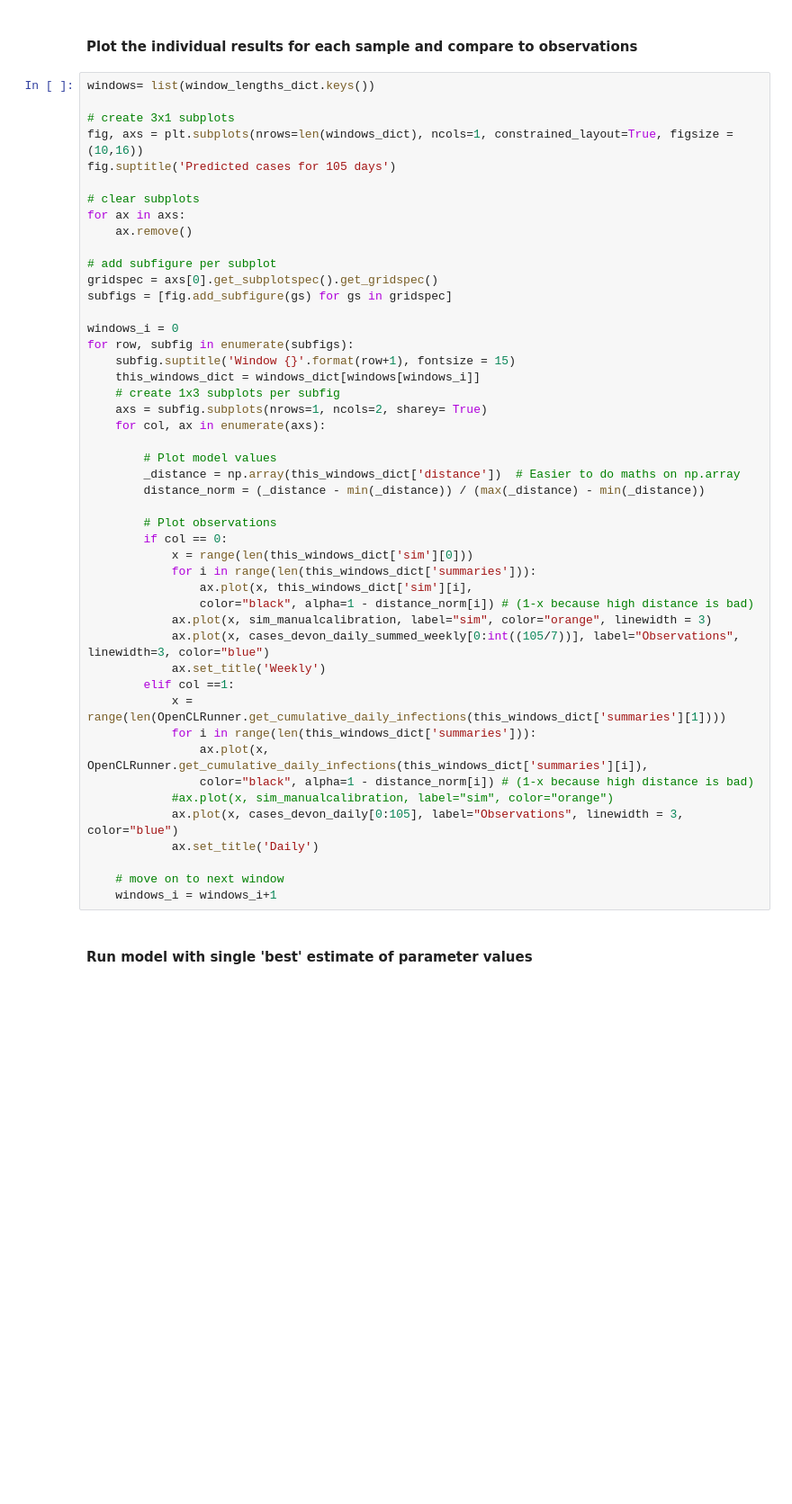
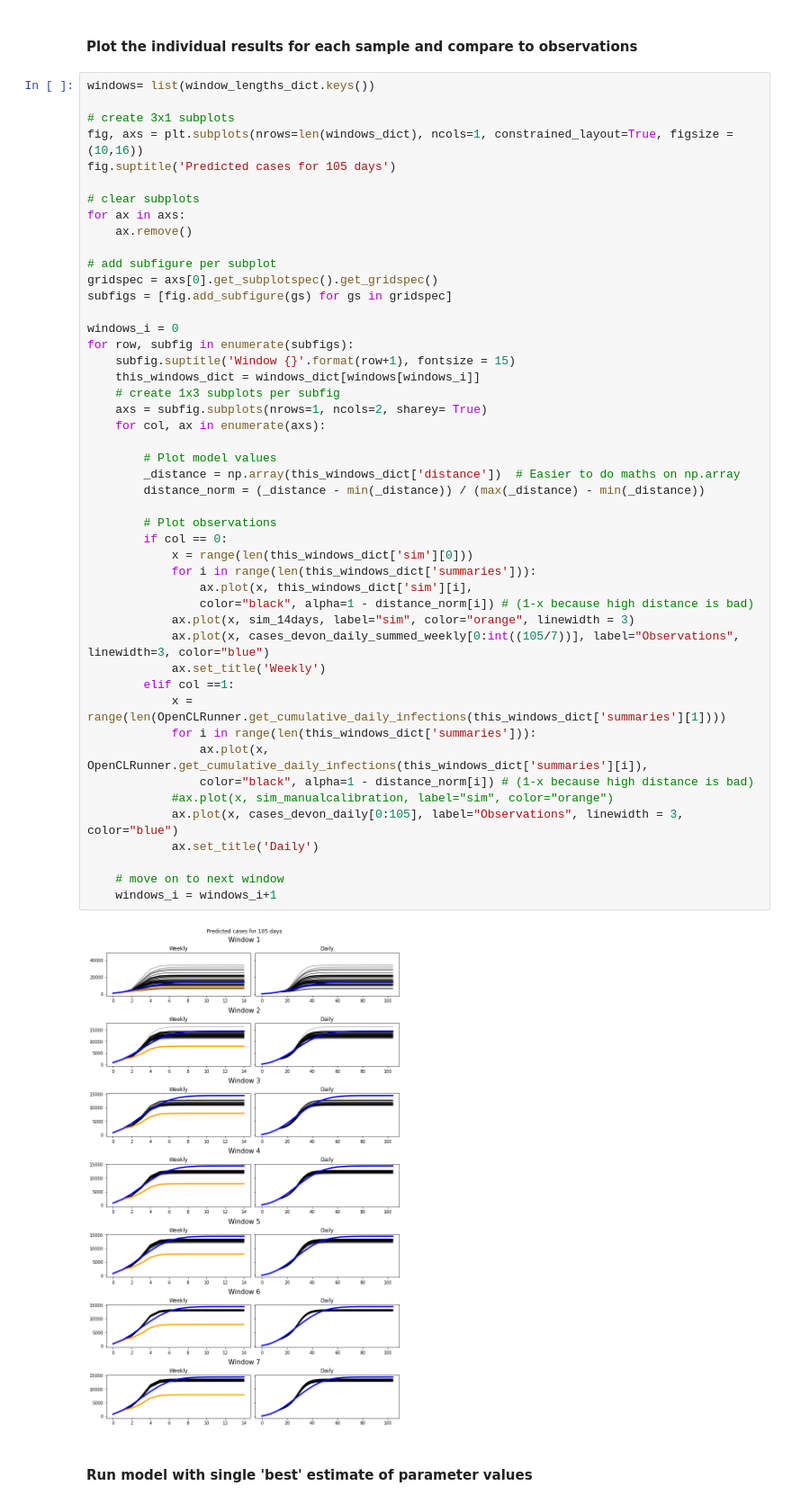
Before and after one commit to Urban-Analytics/RAMP-UA, a Jupyter notebook: experiments/calibration/AnalyseResults.ipynb, the cells around one changed output. Shown at 90% size. Cells and saved outputs as stored; diff of their text form; blank space fills up the shorter version.

```diff
--- a/experiments/calibration/AnalyseResults.ipynb
+++ b/experiments/calibration/AnalyseResults.ipynb
@@ -505,34 +520,36 @@ windows_i = 0
 for row, subfig in enumerate(subfigs):
     subfig.suptitle('Window {}'.format(row+1), fontsize = 15)
     this_windows_dict = windows_dict[windows[windows_i]]
     # create 1x3 subplots per subfig
     axs = subfig.subplots(nrows=1, ncols=2, sharey= True)
     for col, ax in enumerate(axs):
 
         # Plot model values
         _distance = np.array(this_windows_dict['distance'])  # Easier to do maths on np.array
         distance_norm = (_distance - min(_distance)) / (max(_distance) - min(_distance))
 
         # Plot observations
         if col == 0:
             x = range(len(this_windows_dict['sim'][0]))
             for i in range(len(this_windows_dict['summaries'])):
                 ax.plot(x, this_windows_dict['sim'][i],
                 color="black", alpha=1 - distance_norm[i]) # (1-x because high distance is bad)
-            ax.plot(x, sim_manualcalibration, label="sim", color="orange", linewidth = 3)
+            ax.plot(x, sim_14days, label="sim", color="orange", linewidth = 3)
             ax.plot(x, cases_devon_daily_summed_weekly[0:int((105/7))], label="Observations", linewidth=3, color="blue")
             ax.set_title('Weekly')
         elif col ==1:
             x = range(len(OpenCLRunner.get_cumulative_daily_infections(this_windows_dict['summaries'][1])))
             for i in range(len(this_windows_dict['summaries'])):
                 ax.plot(x, OpenCLRunner.get_cumulative_daily_infections(this_windows_dict['summaries'][i]),
                 color="black", alpha=1 - distance_norm[i]) # (1-x because high distance is bad)
             #ax.plot(x, sim_manualcalibration, label="sim", color="orange")
             ax.plot(x, cases_devon_daily[0:105], label="Observations", linewidth = 3, color="blue")
             ax.set_title('Daily')
 
     # move on to next window
     windows_i = windows_i+1
+# %% [output]
+[figure, added]
 # %% [markdown]
 #### Run model with single 'best' estimate of parameter values
 # %%
```
Also changed, not shown: parts of 5 cells of this notebook.
